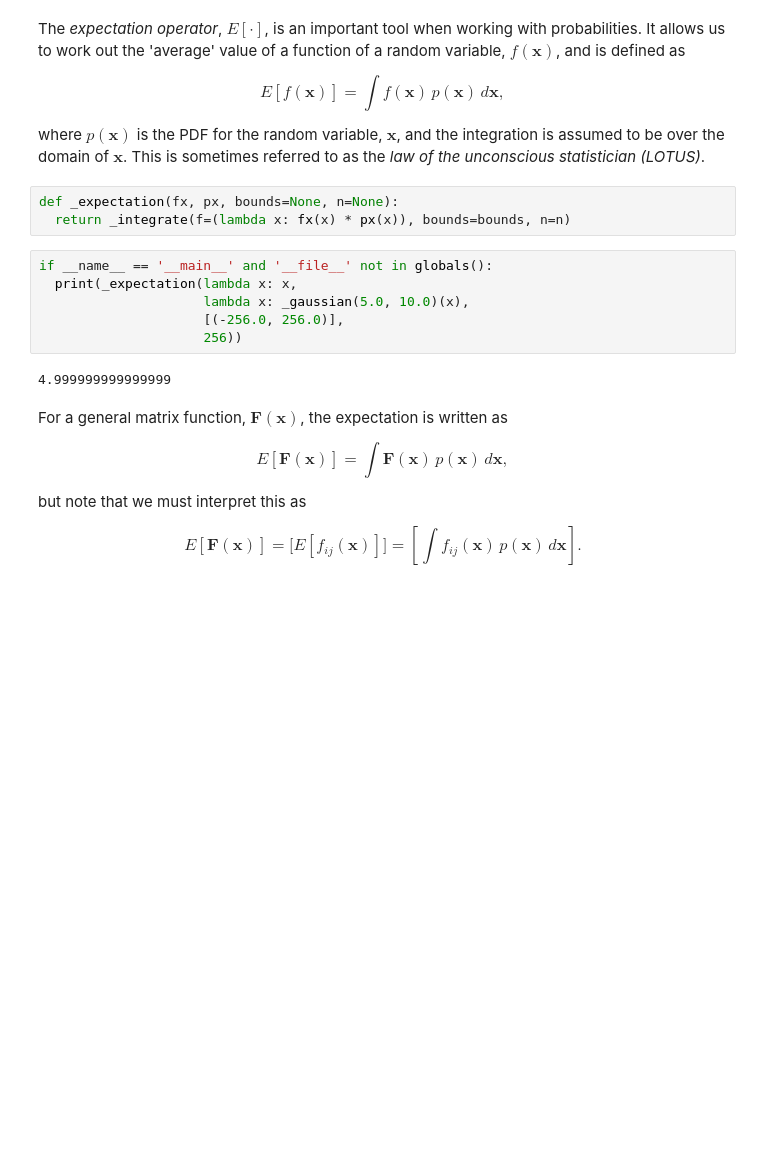
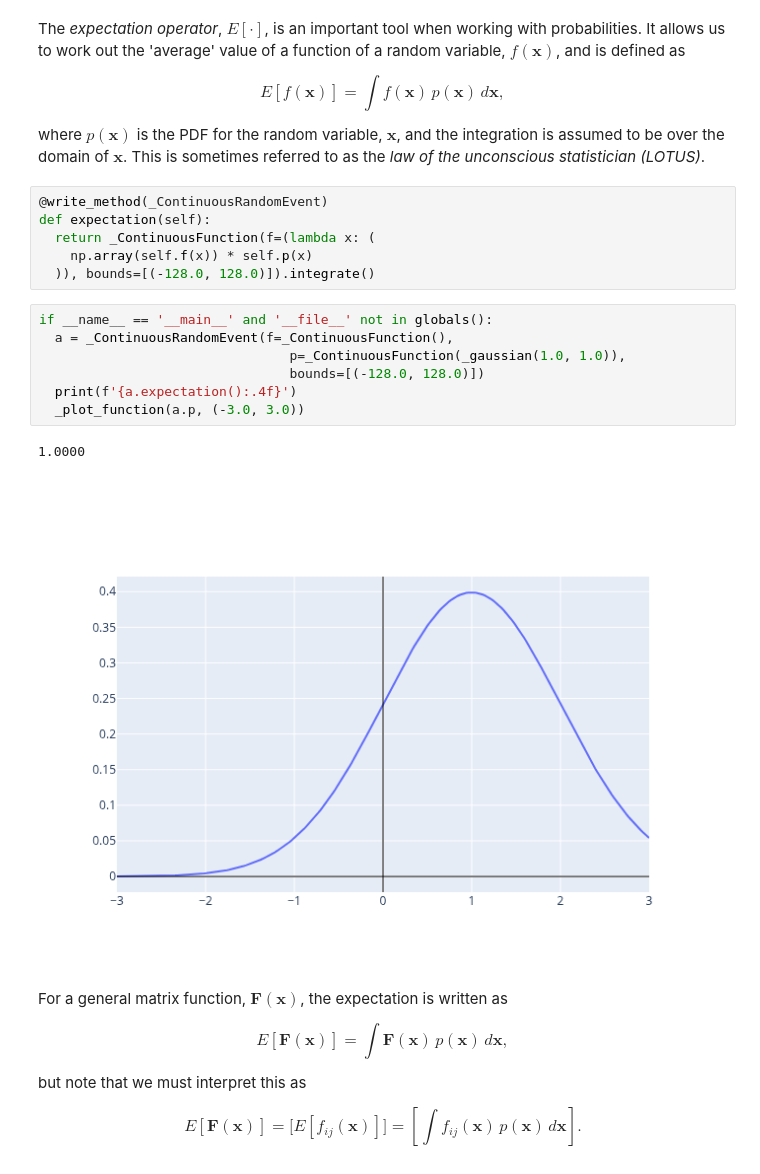
Before and after one commit to oportunitas/state-estimation-for-robotics, a Jupyter notebook: 2.primer-on-probability-theory/1.probability-density-functions/03_expectations_and_moments.ipynb, the cells around one changed output. Cells and saved outputs as stored; diff of their text form; blank space fills up the shorter version.

Commit message:
✨ 2.1.3: integrate and expectation on matrix functions

```diff
--- a/2.primer-on-probability-theory/1.probability-density-functions/03_expectations_and_moments.ipynb
+++ b/2.primer-on-probability-theory/1.probability-density-functions/03_expectations_and_moments.ipynb
@@ -8,17 +8,22 @@ The *expectation operator*, $E[\cdot]$, is an important tool when working with p
 $$E[f(\mathbf{x})] = \int f(\mathbf{x})\,p(\mathbf{x})\,d\mathbf{x}, \tag{2.13}$$
 
 where $p(\mathbf{x})$ is the PDF for the random variable, $\mathbf{x}$, and the integration is assumed to be over the domain of $\mathbf{x}$. This is sometimes referred to as the *law of the unconscious statistician (LOTUS)*.
-# %%
-def _expectation(fx, px, bounds=None, n=None):
-  return _integrate(f=(lambda x: fx(x) * px(x)), bounds=bounds, n=n)
-# %%
-if __name__ == '__main__' and '__file__' not in globals():
-  print(_expectation(lambda x: x,
-                     lambda x: _gaussian(5.0, 10.0)(x),
-                     [(-256.0, 256.0)],
-                     256))
-# %% [output]
-4.999999999999999
+# %%
+@write_method(_ContinuousRandomEvent)
+def expectation(self):
+  return _ContinuousFunction(f=(lambda x: (
+    np.array(self.f(x)) * self.p(x)
+  )), bounds=[(-128.0, 128.0)]).integrate()
+# %%
+if __name__ == '__main__' and '__file__' not in globals():
+  a = _ContinuousRandomEvent(f=_ContinuousFunction(),
+                                p=_ContinuousFunction(_gaussian(1.0, 1.0)),
+                                bounds=[(-128.0, 128.0)])
+  print(f'{a.expectation():.4f}')
+  _plot_function(a.p, (-3.0, 3.0))
+# %% [output]
+1.0000
+[figure, added]
 # %% [markdown]
 For a general matrix function, $\mathbf{F}(\mathbf{x})$, the expectation is written as
 
```
Also changed, not shown: parts of 4 cells of this notebook.
